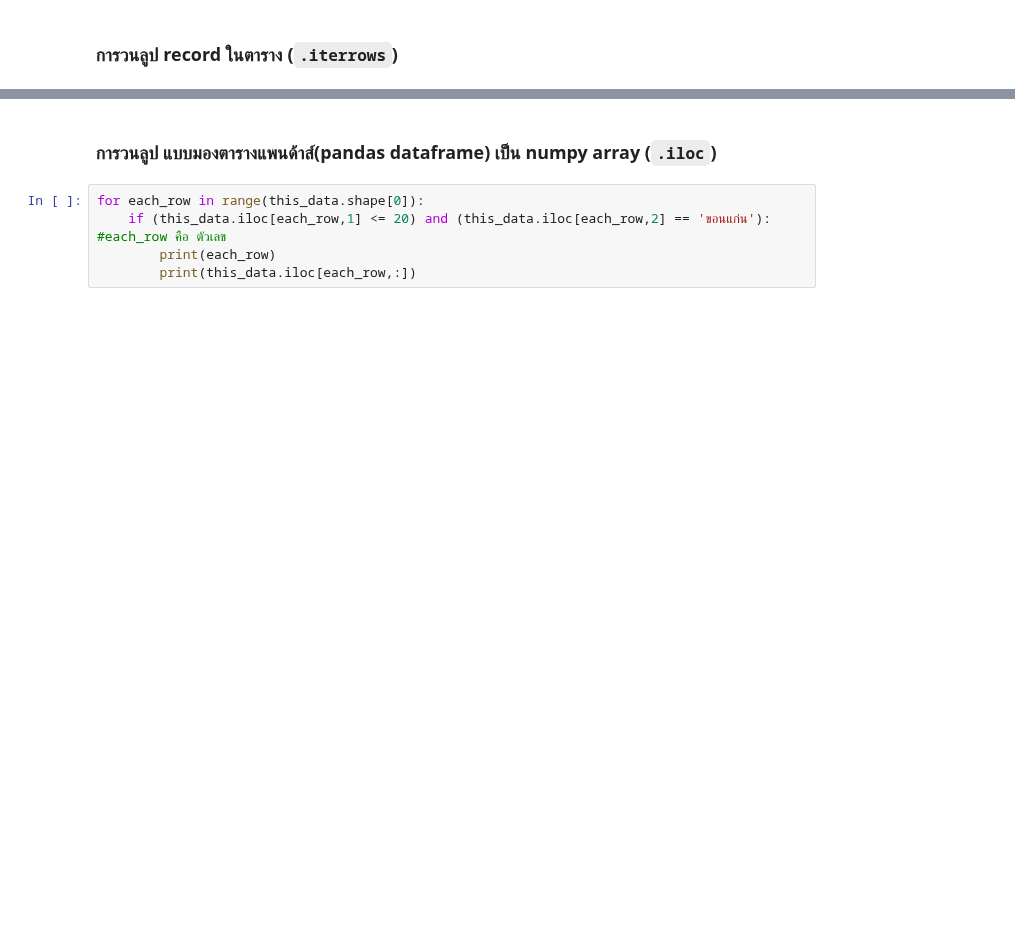
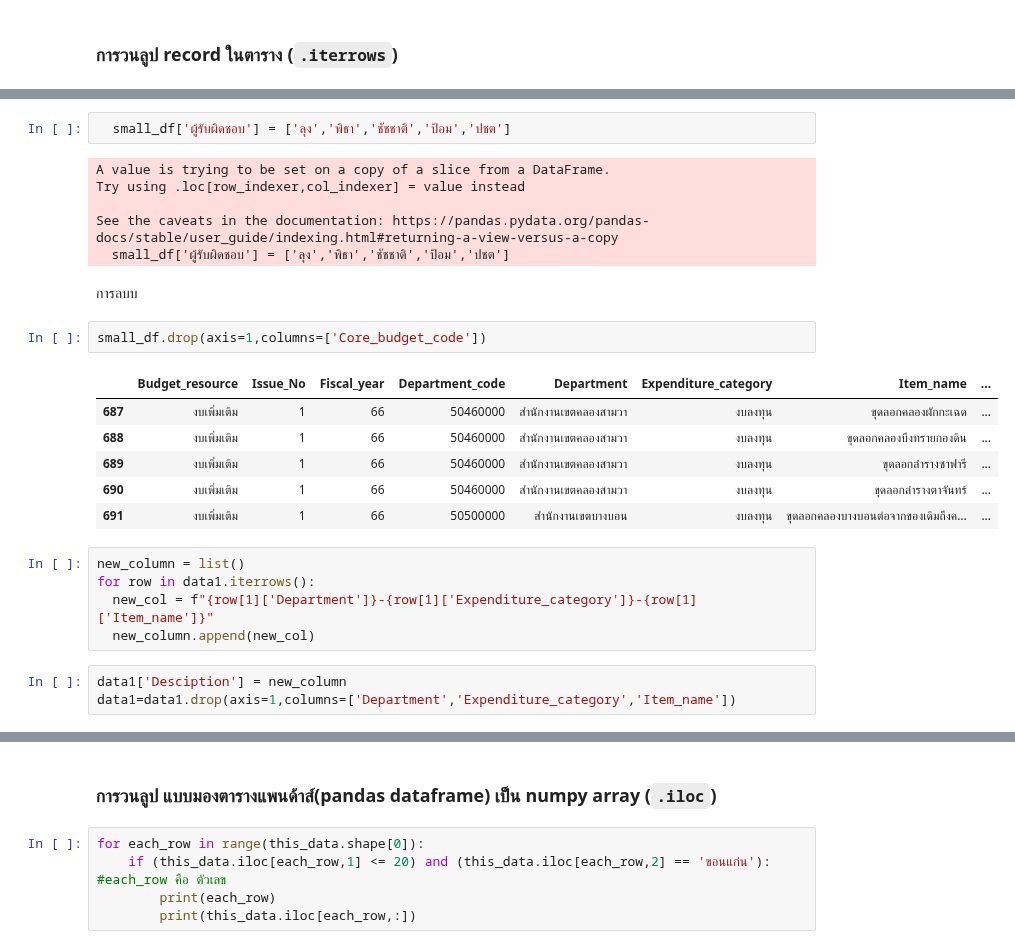
Before and after one commit to Sunisa78-8/Python_dataviz2023, a Jupyter notebook: Pandas101.ipynb, the cells around one changed output, grey strips where cells are left out. Drawn from its saved outputs; the diff is of its cells as text; blank space fills up the shorter version.

Commit message:
จ panda101

```diff
--- a/Pandas101.ipynb
+++ b/Pandas101.ipynb
@@ -1267,0 +648,27 @@ print(f'เฉลย งบเฉลี่ยที่มากที่สุ
+# %%
+  small_df['ผู้รับผิดชอบ'] = ['ลุง','พิธา','ชัชชาติ','ป้อม','ปชต']
+# %% [output]
+A value is trying to be set on a copy of a slice from a DataFrame.
+Try using .loc[row_indexer,col_indexer] = value instead
+
+See the caveats in the documentation: https://pandas.pydata.org/pandas-docs/stable/user_guide/indexing.html#returning-a-view-versus-a-copy
+  small_df['ผู้รับผิดชอบ'] = ['ลุง','พิธา','ชัชชาติ','ป้อม','ปชต']
+# %% [markdown]
+การลบบ
+# %%
+small_df.drop(axis=1,columns=['Core_budget_code'])
+# %% [output]
+|  | Budget_resource | Issue_No | Fiscal_year | Department_code | Department | Expenditure_category | Item_name | ... |
+| 687 | งบเพิ่มเติม | 1 | 66 | 50460000 | สำนักงานเขตคลองสามวา | งบลงทุน | ขุดลอกคลองผักกะเฉด | ... |
+| 688 | งบเพิ่มเติม | 1 | 66 | 50460000 | สำนักงานเขตคลองสามวา | งบลงทุน | ขุดลอกคลองบึงทรายกองดิน | ... |
+| 689 | งบเพิ่มเติม | 1 | 66 | 50460000 | สำนักงานเขตคลองสามวา | งบลงทุน | ขุดลอกลำรางซาฟารี | ... |
+| 690 | งบเพิ่มเติม | 1 | 66 | 50460000 | สำนักงานเขตคลองสามวา | งบลงทุน | ขุดลอกลำรางตาจันทร์ | ... |
+| 691 | งบเพิ่มเติม | 1 | 66 | 50500000 | สำนักงานเขตบางบอน | งบลงทุน | ขุดลอกคลองบางบอนต่อจากของเดิมถึงค... | ... |
+# %%
+new_column = list()
+for row in data1.iterrows():
+  new_col = f"{row[1]['Department']}-{row[1]['Expenditure_category']}-{row[1]['Item_name']}"
+  new_column.append(new_col)
+# %%
+data1['Desciption'] = new_column
+data1=data1.drop(axis=1,columns=['Department','Expenditure_category','Item_name'])
```
Also changed, not shown: parts of 106 cells of this notebook.
